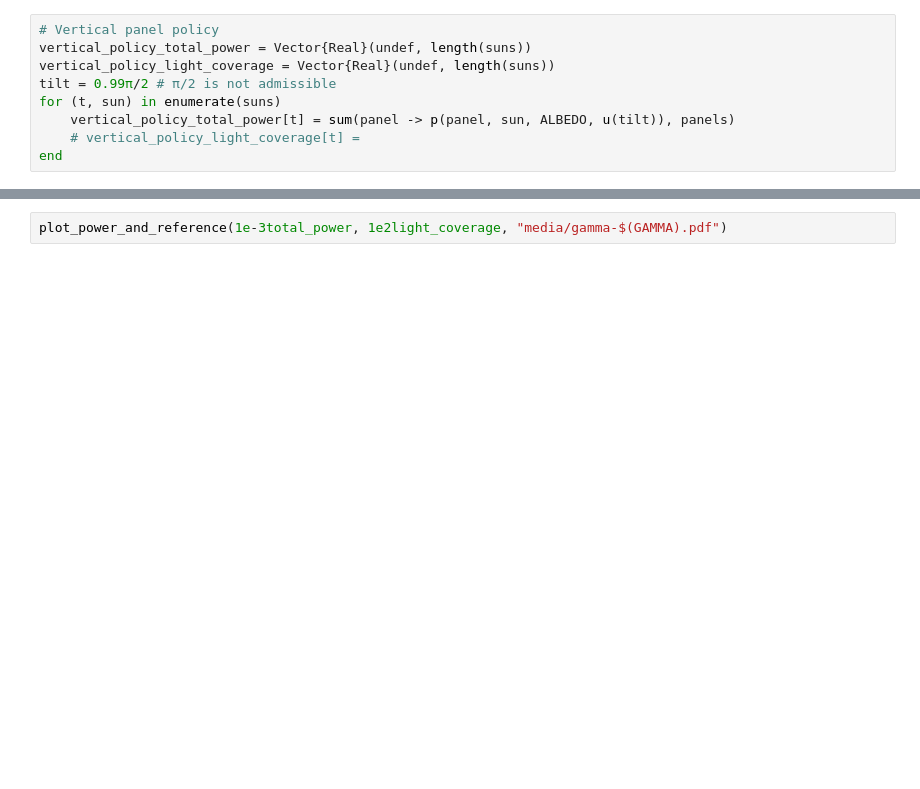
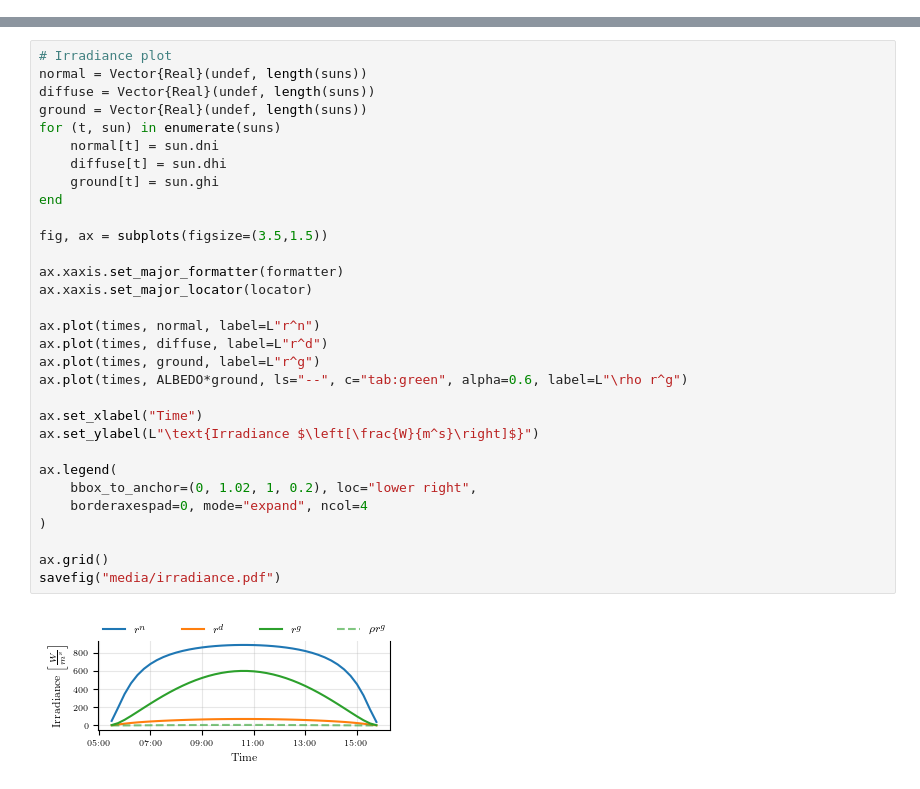
Before and after one commit to nicomignoni/agrivoltaic, a Jupyter notebook: main.ipynb, the cells around one changed output, grey strips where cells are left out. Saved outputs shown, nothing was run; the diff lists cells and outputs as text; blank space fills up the shorter version.

```diff
--- a/main.ipynb
+++ b/main.ipynb
@@ -167,9 +186,0 @@ end
-# %%
-# Vertical panel policy
-vertical_policy_total_power = Vector{Real}(undef, length(suns))
-vertical_policy_light_coverage = Vector{Real}(undef, length(suns))
-tilt = 0.99π/2 # π/2 is not admissible
-for (t, sun) in enumerate(suns)
-    vertical_policy_total_power[t] = sum(panel -> p(panel, sun, ALBEDO, u(tilt)), panels)
-    # vertical_policy_light_coverage[t] =
-end
@@ -203,2 +319,33 @@ savefig("media/panel-crop-pairs.pdf")
-# %%
-plot_power_and_reference(1e-3total_power, 1e2light_coverage, "media/gamma-$(GAMMA).pdf")
+# %%
+# Irradiance plot
+normal = Vector{Real}(undef, length(suns))
+diffuse = Vector{Real}(undef, length(suns))
+ground = Vector{Real}(undef, length(suns))
+for (t, sun) in enumerate(suns)
+    normal[t] = sun.dni
+    diffuse[t] = sun.dhi
+    ground[t] = sun.ghi
+end
+
+fig, ax = subplots(figsize=(3.5,1.5))
+
+ax.xaxis.set_major_formatter(formatter)
+ax.xaxis.set_major_locator(locator)
+
+ax.plot(times, normal, label=L"r^n")
+ax.plot(times, diffuse, label=L"r^d")
+ax.plot(times, ground, label=L"r^g")
+ax.plot(times, ALBEDO*ground, ls="--", c="tab:green", alpha=0.6, label=L"\rho r^g")
+
+ax.set_xlabel("Time")
+ax.set_ylabel(L"\text{Irradiance $\left[\frac{W}{m^s}\right]$}")
+
+ax.legend(
+    bbox_to_anchor=(0, 1.02, 1, 0.2), loc="lower right",
+    borderaxespad=0, mode="expand", ncol=4
+)
+
+ax.grid()
+savefig("media/irradiance.pdf")
+# %% [output]
+[figure, added]
```
Also changed, not shown: parts of 9 cells of this notebook, 26 other files.
